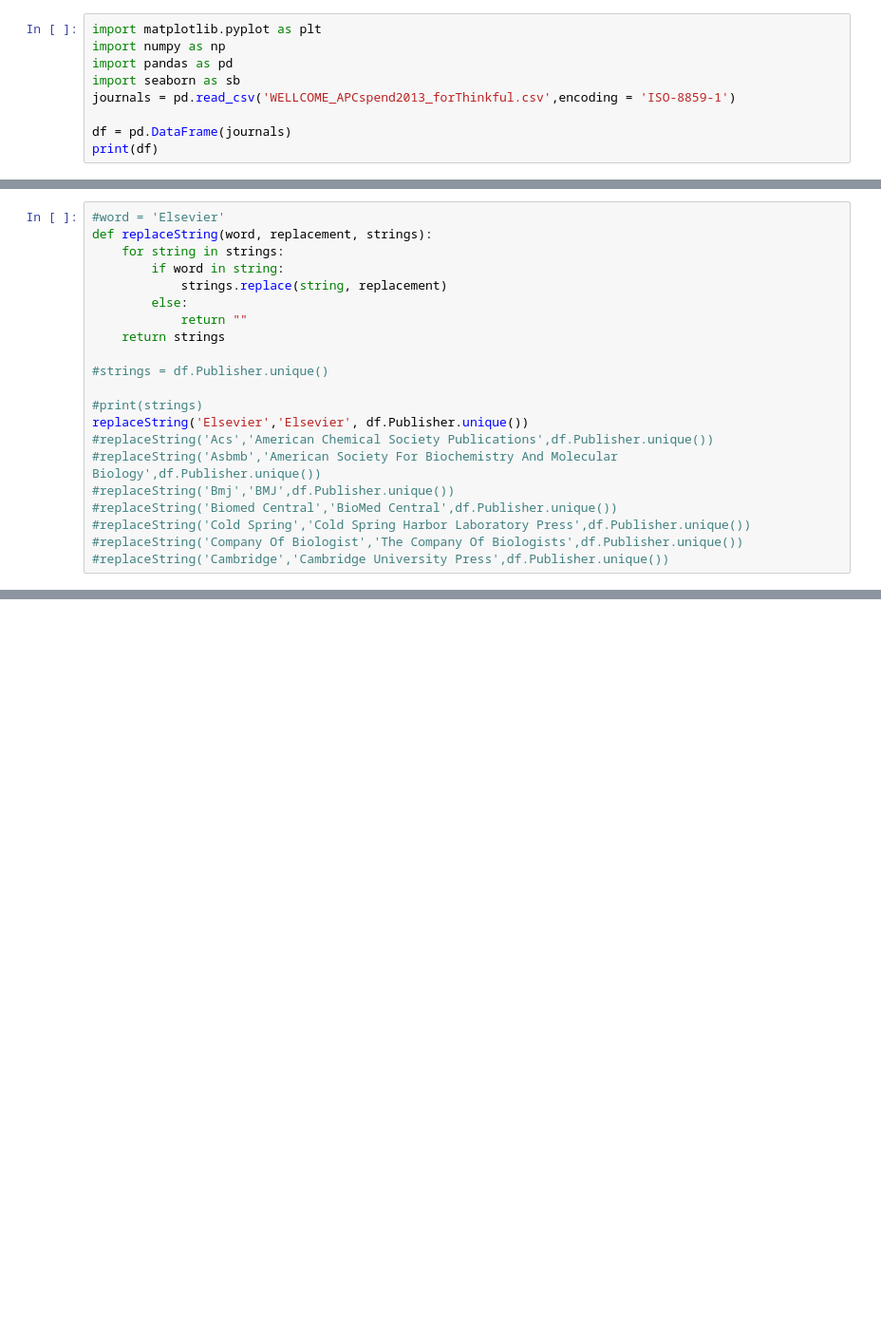
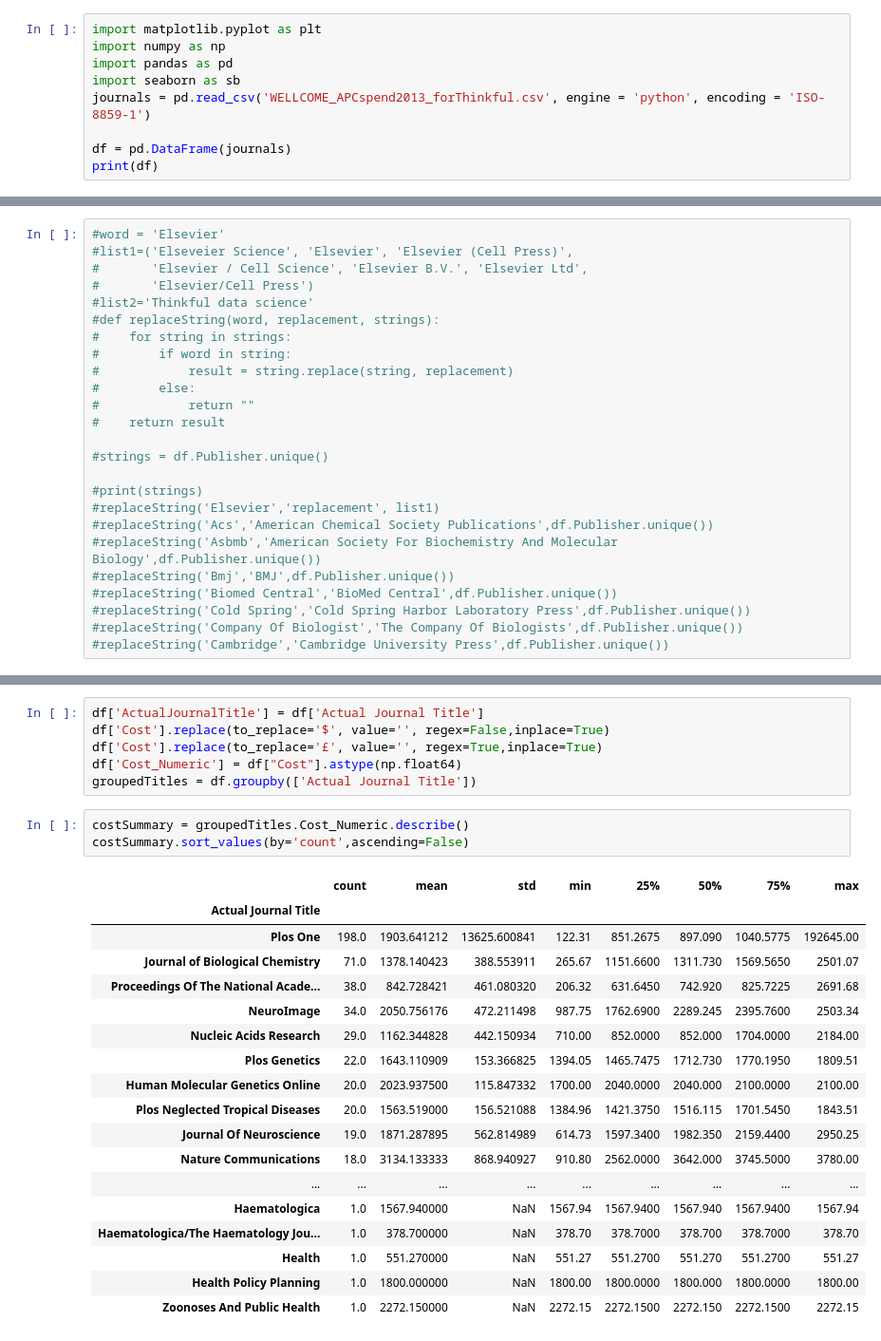
Before and after one commit to ecboyes/Thinkful-Data-Science, a Jupyter notebook: 12.6 Challenge - Data Cleaning and Validation.ipynb, the cells around one changed output, grey strips where cells are left out. Shown at 95% size. Cells and saved outputs as stored; diff of their text form; blank space fills up the shorter version.

Commit message:
Add files via upload
Data cleaning challenge + data set

```diff
--- a/12.6 Challenge - Data Cleaning and Validation.ipynb
+++ b/12.6 Challenge - Data Cleaning and Validation.ipynb
@@ -3,7 +3,7 @@ import matplotlib.pyplot as plt
 import numpy as np
 import pandas as pd
 import seaborn as sb
-journals = pd.read_csv('WELLCOME_APCspend2013_forThinkful.csv',encoding = 'ISO-8859-1')
+journals = pd.read_csv('WELLCOME_APCspend2013_forThinkful.csv', engine = 'python', encoding = 'ISO-8859-1')
 
 df = pd.DataFrame(journals)
 print(df)
@@ -104,17 +104,21 @@ array(['Cambridge University Press', 'Acs',
 # %%
 #word = 'Elsevier'
-def replaceString(word, replacement, strings):
-    for string in strings:
-        if word in string:
-            strings.replace(string, replacement)
-        else:
-            return ""
-    return strings
+#list1=('Elseveier Science', 'Elsevier', 'Elsevier (Cell Press)',
+#       'Elsevier / Cell Science', 'Elsevier B.V.', 'Elsevier Ltd',
+#       'Elsevier/Cell Press')
+#list2='Thinkful data science'
+#def replaceString(word, replacement, strings):
+#    for string in strings:
+#        if word in string:
+#            result = string.replace(string, replacement)
+#        else:
+#            return ""
+#    return result
 
 #strings = df.Publisher.unique()
 
 #print(strings)
-replaceString('Elsevier','Elsevier', df.Publisher.unique())
+#replaceString('Elsevier','replacement', list1)
 #replaceString('Acs','American Chemical Society Publications',df.Publisher.unique())
 #replaceString('Asbmb','American Society For Biochemistry And Molecular Biology',df.Publisher.unique())
 #replaceString('Bmj','BMJ',df.Publisher.unique())
@@ -126,0 +338,28 @@ replaceString('Elsevier','Elsevier', df.Publisher.unique())
+# %%
+df['ActualJournalTitle'] = df['Actual Journal Title']
+df['Cost'].replace(to_replace='$', value='', regex=False,inplace=True)
+df['Cost'].replace(to_replace='£', value='', regex=True,inplace=True)
+df['Cost_Numeric'] = df["Cost"].astype(np.float64)
+groupedTitles = df.groupby(['Actual Journal Title'])
+# %%
+costSummary = groupedTitles.Cost_Numeric.describe()
+costSummary.sort_values(by='count',ascending=False)
+# %% [output]
+|  | count | mean | std | min | 25% | 50% | 75% | max |
+| Actual Journal Title |  |  |  |  |  |  |  |  |
+| Plos One | 198.0 | 1903.641212 | 13625.600841 | 122.31 | 851.2675 | 897.090 | 1040.5775 | 192645.00 |
+| Journal of Biological Chemistry | 71.0 | 1378.140423 | 388.553911 | 265.67 | 1151.6600 | 1311.730 | 1569.5650 | 2501.07 |
+| Proceedings Of The National Acade... | 38.0 | 842.728421 | 461.080320 | 206.32 | 631.6450 | 742.920 | 825.7225 | 2691.68 |
+| NeuroImage | 34.0 | 2050.756176 | 472.211498 | 987.75 | 1762.6900 | 2289.245 | 2395.7600 | 2503.34 |
+| Nucleic Acids Research | 29.0 | 1162.344828 | 442.150934 | 710.00 | 852.0000 | 852.000 | 1704.0000 | 2184.00 |
+| Plos Genetics | 22.0 | 1643.110909 | 153.366825 | 1394.05 | 1465.7475 | 1712.730 | 1770.1950 | 1809.51 |
+| Human Molecular Genetics Online | 20.0 | 2023.937500 | 115.847332 | 1700.00 | 2040.0000 | 2040.000 | 2100.0000 | 2100.00 |
+| Plos Neglected Tropical Diseases | 20.0 | 1563.519000 | 156.521088 | 1384.96 | 1421.3750 | 1516.115 | 1701.5450 | 1843.51 |
+| Journal Of Neuroscience | 19.0 | 1871.287895 | 562.814989 | 614.73 | 1597.3400 | 1982.350 | 2159.4400 | 2950.25 |
+| Nature Communications | 18.0 | 3134.133333 | 868.940927 | 910.80 | 2562.0000 | 3642.000 | 3745.5000 | 3780.00 |
+| ... | ... | ... | ... | ... | ... | ... | ... | ... |
+| Haematologica | 1.0 | 1567.940000 | NaN | 1567.94 | 1567.9400 | 1567.940 | 1567.9400 | 1567.94 |
+| Haematologica/The Haematology Jou... | 1.0 | 378.700000 | NaN | 378.70 | 378.7000 | 378.700 | 378.7000 | 378.70 |
+| Health | 1.0 | 551.270000 | NaN | 551.27 | 551.2700 | 551.270 | 551.2700 | 551.27 |
+| Health Policy Planning | 1.0 | 1800.000000 | NaN | 1800.00 | 1800.0000 | 1800.000 | 1800.0000 | 1800.00 |
+| Zoonoses And Public Health | 1.0 | 2272.150000 | NaN | 2272.15 | 2272.1500 | 2272.150 | 2272.1500 | 2272.15 |
```
Also changed, not shown: parts of 10 cells of this notebook, 1 other file.
